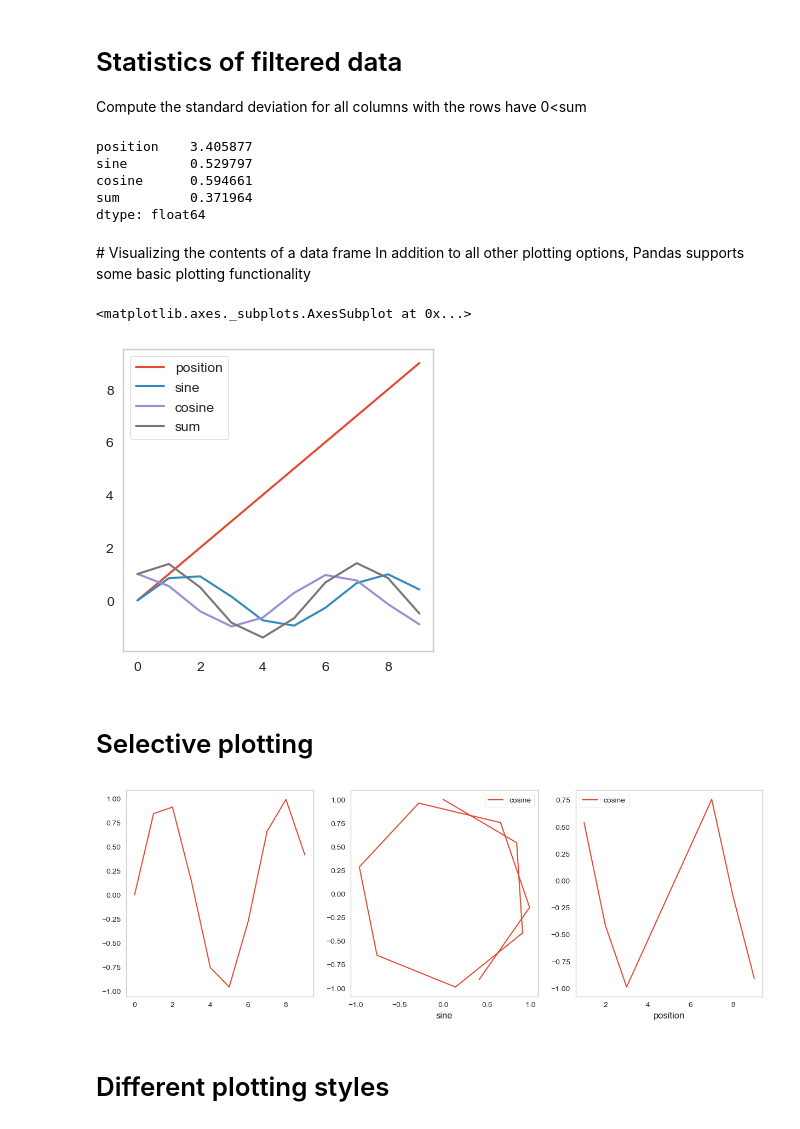
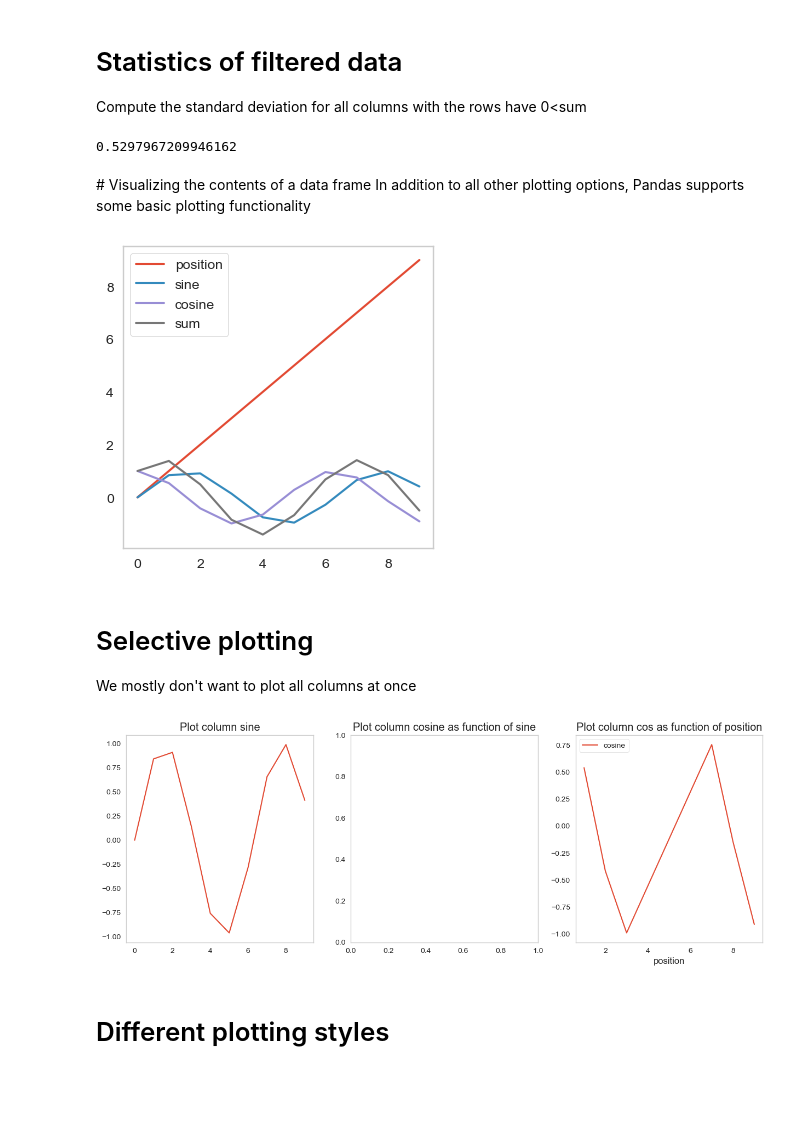
Before and after one commit to kmader/Quantitative-Big-Imaging-2019, a Jupyter notebook: Lectures/10-BimodalExperiments.ipynb, the cells around one changed output. Cells and saved outputs as stored; diff of their text form; code cells hidden in the pictures; blank space fills up the shorter version.

```diff
--- a/Lectures/10-BimodalExperiments.ipynb
+++ b/Lectures/10-BimodalExperiments.ipynb
@@ -756,8 +758,8 @@ df2
 # Rename column titles
 __Note__:Here is also a different way to create a data frame with dicts and lists.
 # %%
-df = pd.DataFrame({"A": [1, 2, 3], "B": [4, 5, 6]})
-df.head()
+df3 = pd.DataFrame({"A": [1, 2, 3], "B": [4, 5, 6]})
+df3.head()
 # %% [output]
 |  | A | B |
 | 0 | 1 | 4 |
@@ -802,13 +804,10 @@ df.describe()
 # Statistics of filtered data
 Compute the standard deviation for all columns with the rows have 0<sum
 # %%
-df[0<df['sum']].std()
+df.head()
+df[0<df["sum"]]['sine'].std()
 # %% [output]
-position    3.405877
-sine        0.529797
-cosine      0.594661
-sum         0.371964
-dtype: float64
+0.5297967209946162
 # %% [markdown]
 # Visualizing the contents of a data frame
 In addition to all other plotting options, Pandas supports some basic plotting functionality
@@ -816,17 +815,16 @@ In addition to all other plotting options, Pandas supports some basic plotting f
 fig,ax=plt.subplots(1,1,figsize=(4,4))
 df.plot(ax=ax);
 # %% [output]
-<matplotlib.axes._subplots.AxesSubplot at 0x...>
 [figure]
-# %% [markdown]
-# Selective plotting
+# %% [markdown]
+# Selective plotting
+We mostly don't want to plot all columns at once
 # %%
 fig,(ax1,ax2,ax3)=plt.subplots(1,3,figsize=(15,5))
-df['sine'].plot(ax=ax1);
-df.plot(x='sine',y='cosine',ax=ax2);
-df[0<df['sine']].plot(x='position',y='cosine',ax=ax3);
+df['sine'].plot(ax=ax1); ax1.set_title("Plot column sine"); ax2.set_title("Plot column cosine as function of sine")
+df[0<df['sine']].plot(x='position',y='cosine',ax=ax3); ax3.set_title("Plot column cos as function of position");
 # %% [output]
-[figure, old version]
+[figure, new version]
 # %% [markdown]
 # Different plotting styles
 # %%
```
Also changed, not shown: parts of 14 cells of this notebook, 1 other file.
